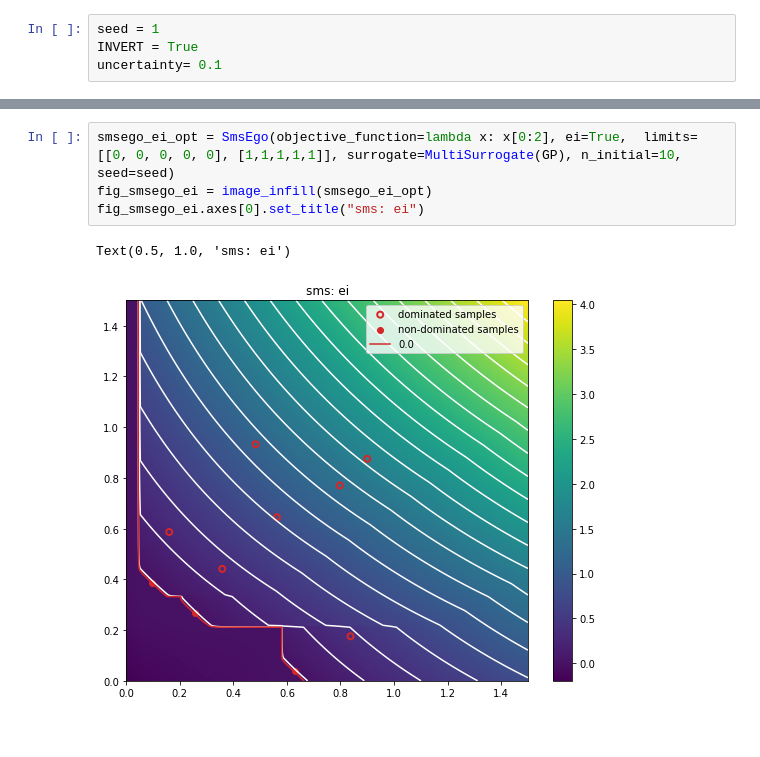
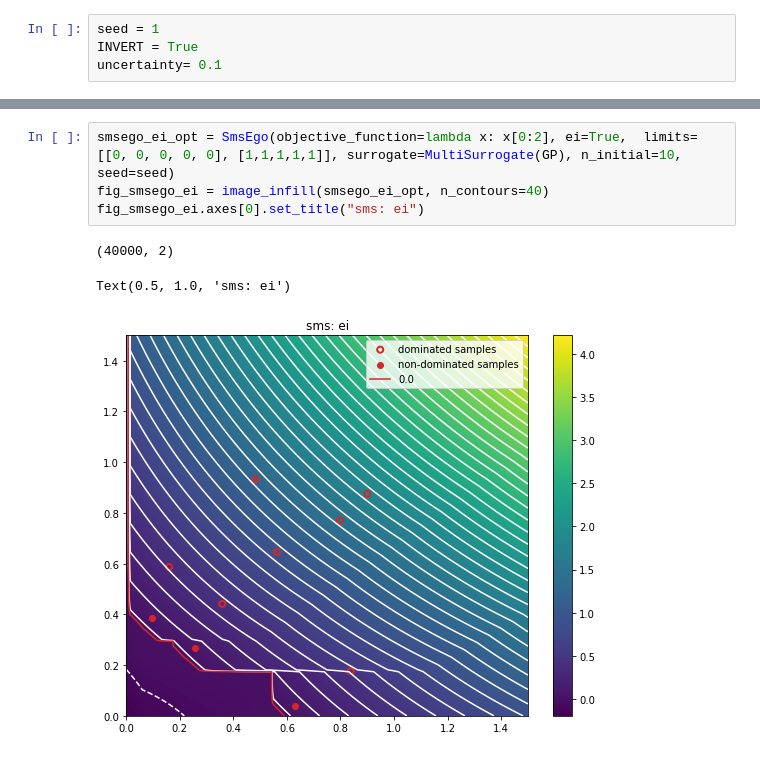
Before and after one commit to FinleyGibson/SAF_EMO, a Jupyter notebook: analytics/algorithm_analysis/image_scalarised_infils.ipynb, the cells around one changed output, grey strips where cells are left out. Cells and saved outputs as stored; diff of their text form.

```diff
--- a/analytics/algorithm_analysis/image_scalarised_infils.ipynb
+++ b/analytics/algorithm_analysis/image_scalarised_infils.ipynb
@@ -84,10 +79,11 @@ fig_smsego.axes[0].set_title("sms: $\mu$");
 # %%
 smsego_ei_opt = SmsEgo(objective_function=lambda x: x[0:2], ei=True,  limits=[[0, 0, 0, 0, 0], [1,1,1,1,1]], surrogate=MultiSurrogate(GP), n_initial=10, seed=seed)
-fig_smsego_ei = image_infill(smsego_ei_opt)
+fig_smsego_ei = image_infill(smsego_ei_opt, n_contours=40)
 fig_smsego_ei.axes[0].set_title("sms: ei")
 # %% [output]
-Text(0.5, 1.0, 'sms: ei')
+(40000, 2)
+Text(0.5, 1.0, 'sms: ei')
-[figure, old version]
+[figure, new version]
 # %%
 from testsuite.optimisers import Mpoi
 
```
Also changed, not shown: parts of 14 cells of this notebook, 2 other files.
